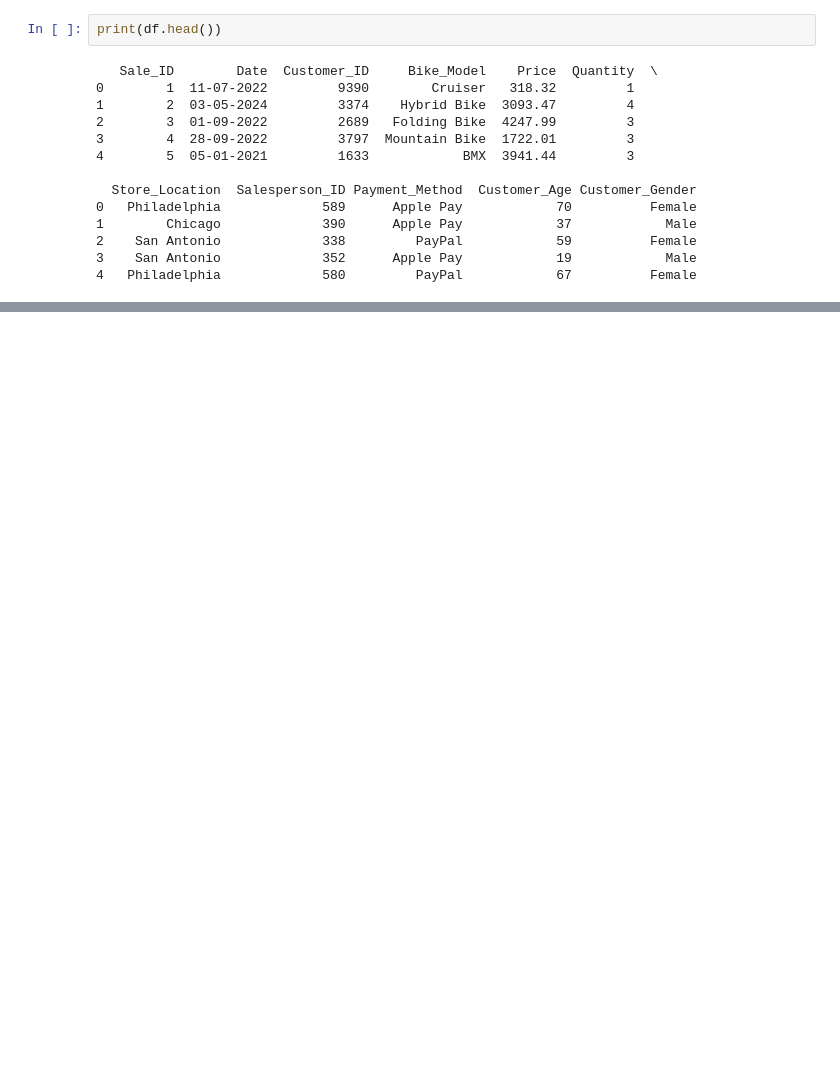
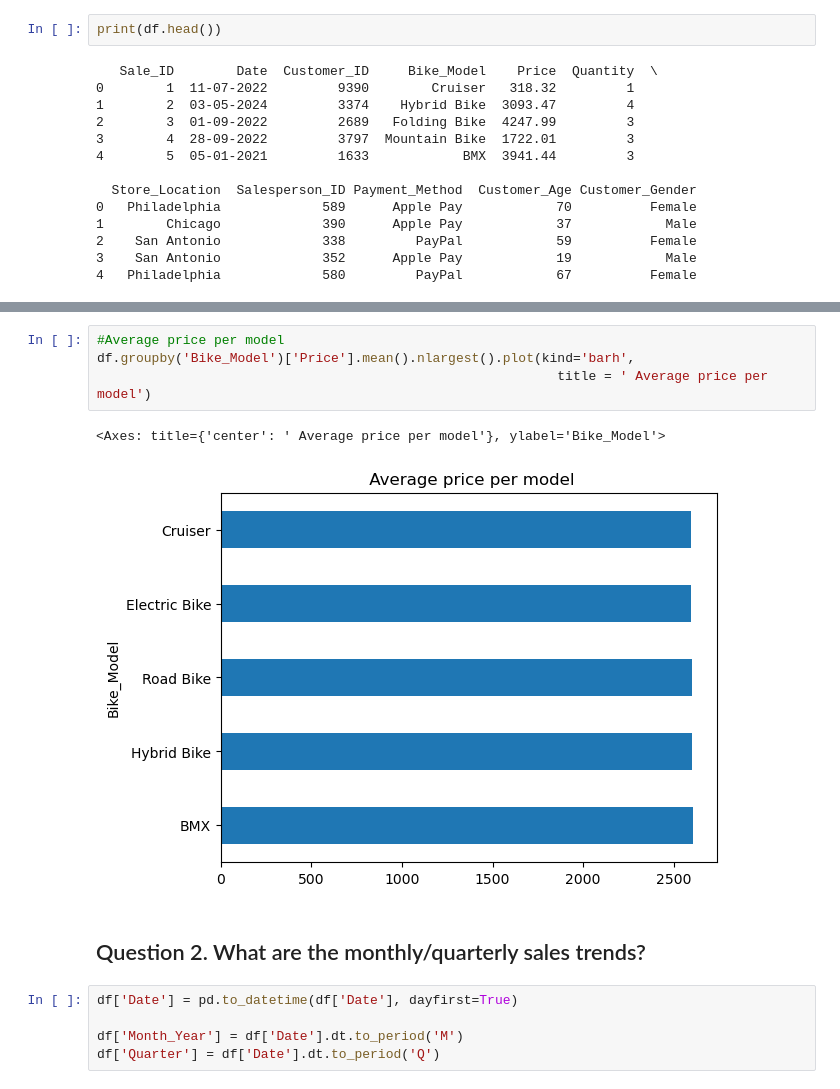
Before and after one commit to ISTECH-VNUIS/training-2025, a Jupyter notebook: eda.ipynb, the cells around one changed output, grey strips where cells are left out. Drawn from its saved outputs; the diff is of its cells as text; blank space fills up the shorter version.

```diff
--- a/eda.ipynb
+++ b/eda.ipynb
@@ -35,0 +145,14 @@ print(df.head())
+# %%
+#Average price per model
+df.groupby('Bike_Model')['Price'].mean().nlargest().plot(kind='barh',
+                                                           title = ' Average price per model')
+# %% [output]
+<Axes: title={'center': ' Average price per model'}, ylabel='Bike_Model'>
+[figure, added]
+# %% [markdown]
+## Question 2. What are the monthly/quarterly sales trends?
+# %%
+df['Date'] = pd.to_datetime(df['Date'], dayfirst=True)
+
+df['Month_Year'] = df['Date'].dt.to_period('M')
+df['Quarter'] = df['Date'].dt.to_period('Q')
```
Also changed, not shown: parts of 37 cells of this notebook.
